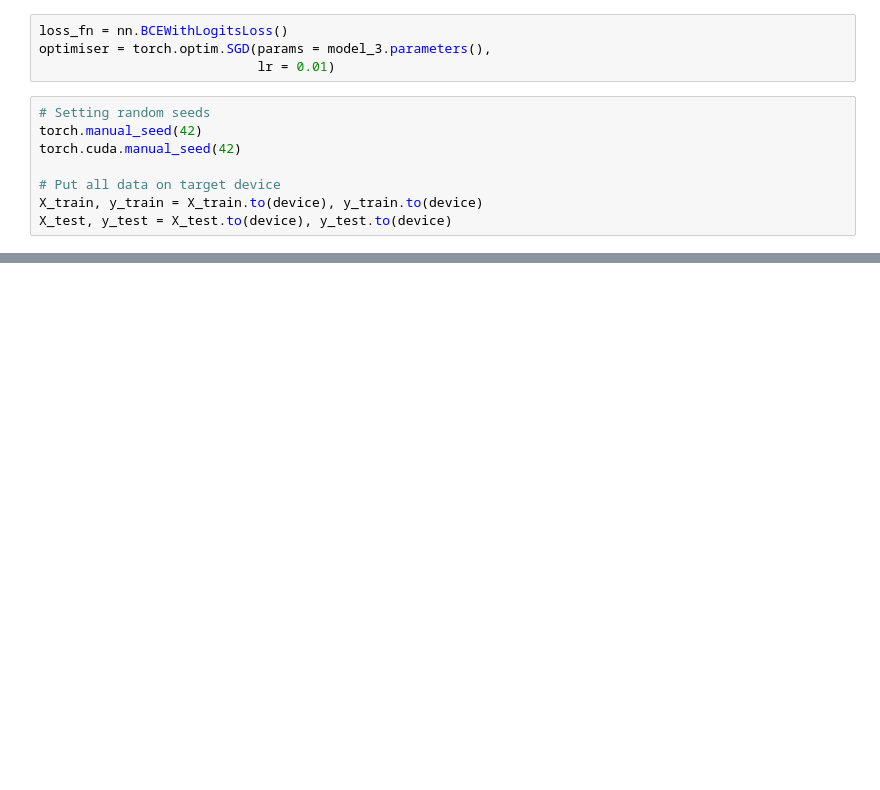
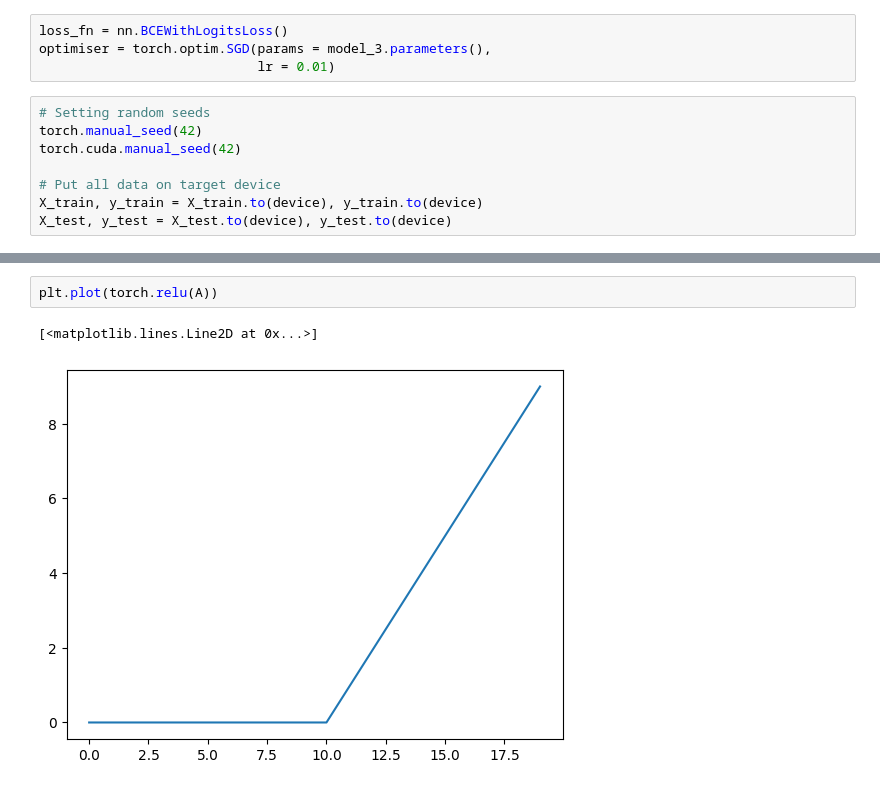
Before and after one commit to davidxml/deep-learning-engineering, a Jupyter notebook: 3_pytorch_neural_network_classification/non_linear_models.ipynb, the cells around one changed output, grey strips where cells are left out. Saved outputs shown, nothing was run; the diff lists cells and outputs as text; blank space fills up the shorter version.

```diff
--- a/3_pytorch_neural_network_classification/non_linear_models.ipynb
+++ b/3_pytorch_neural_network_classification/non_linear_models.ipynb
@@ -195,0 +219,5 @@ plot_decision_boundary(model_3, X_test, y_test)
+# %%
+plt.plot(torch.relu(A))
+# %% [output]
+[<matplotlib.lines.Line2D at 0x...>]
+[figure, added]
```
Also changed, not shown: parts of 25 cells of this notebook.
